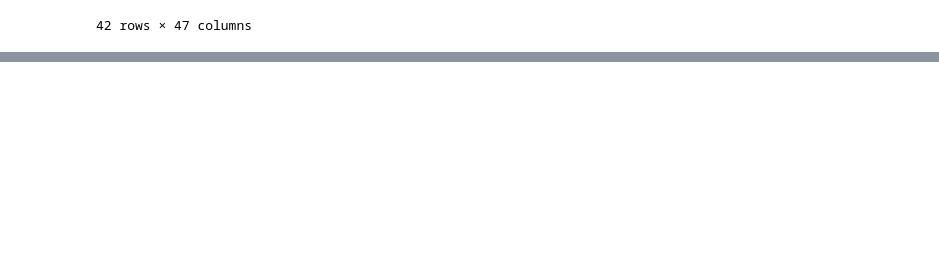
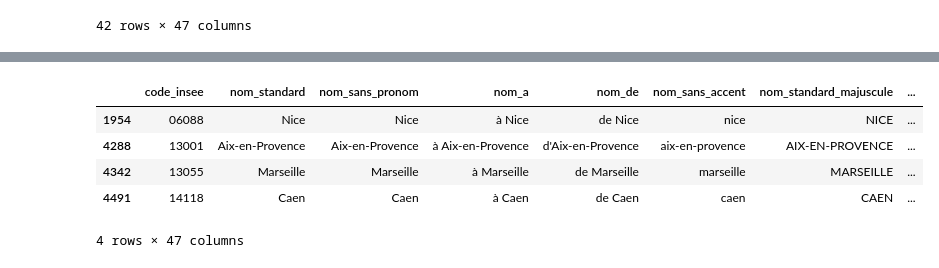
Before and after one commit to matthcol/python202503, a Jupyter notebook: Villes_pandas_gis.ipynb, the cells around one changed output, grey strips where cells are left out. Drawn from its saved outputs; the diff is of its cells as text; code cells hidden in the pictures; blank space fills up the shorter version.

```diff
--- a/Villes_pandas_gis.ipynb
+++ b/Villes_pandas_gis.ipynb
@@ -655,0 +861,9 @@ gdf_cities.explore()
+# %%
+gdf_cities.head(4)
+# %% [output]
+|  | code_insee | nom_standard | nom_sans_pronom | nom_a | nom_de | nom_sans_accent | nom_standard_majuscule | ... |
+| 1954 | 06088 | Nice | Nice | à Nice | de Nice | nice | NICE | ... |
+| 4288 | 13001 | Aix-en-Provence | Aix-en-Provence | à Aix-en-Provence | d'Aix-en-Provence | aix-en-provence | AIX-EN-PROVENCE | ... |
+| 4342 | 13055 | Marseille | Marseille | à Marseille | de Marseille | marseille | MARSEILLE | ... |
+| 4491 | 14118 | Caen | Caen | à Caen | de Caen | caen | CAEN | ... |
+4 rows × 47 columns
```
Also changed, not shown: parts of 46 cells of this notebook.
